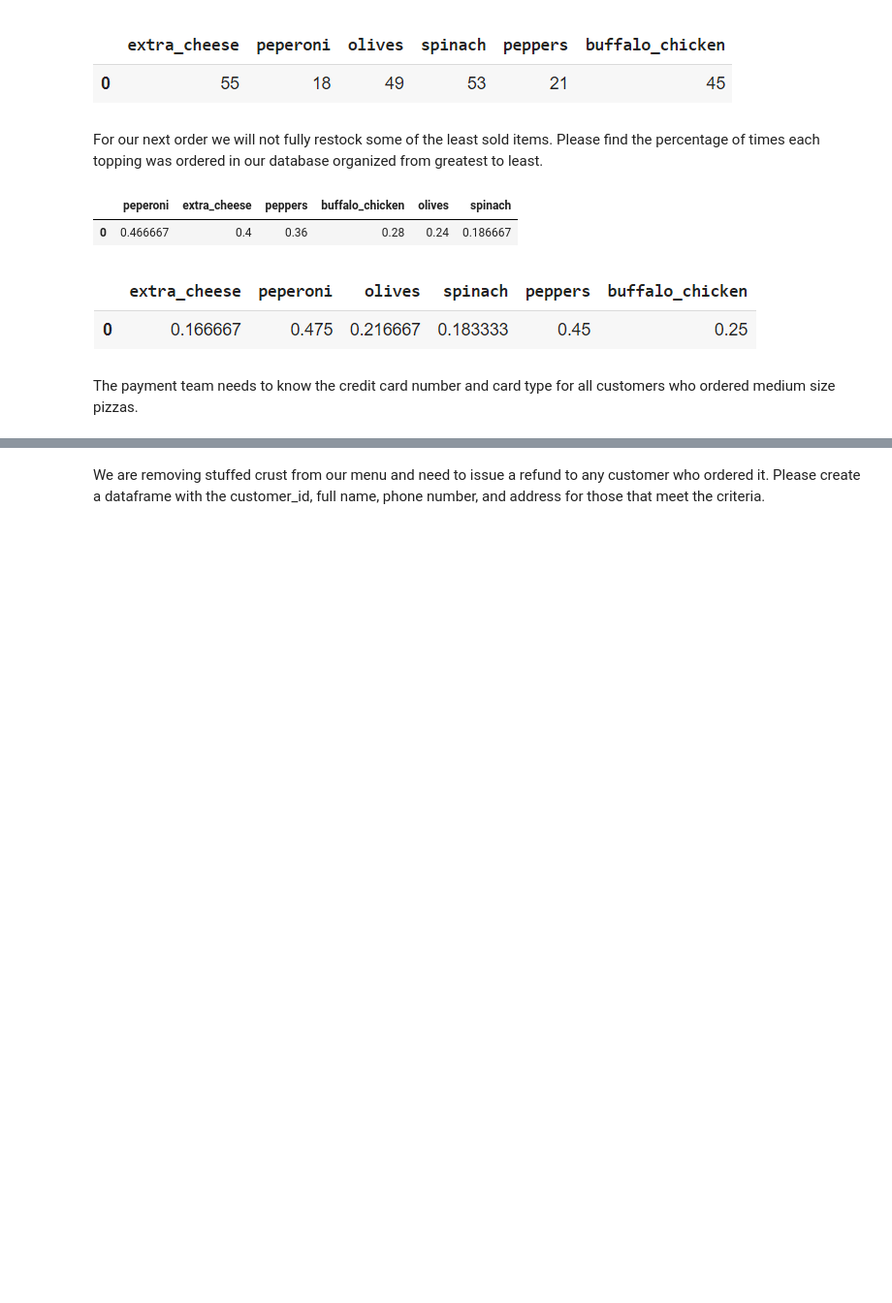
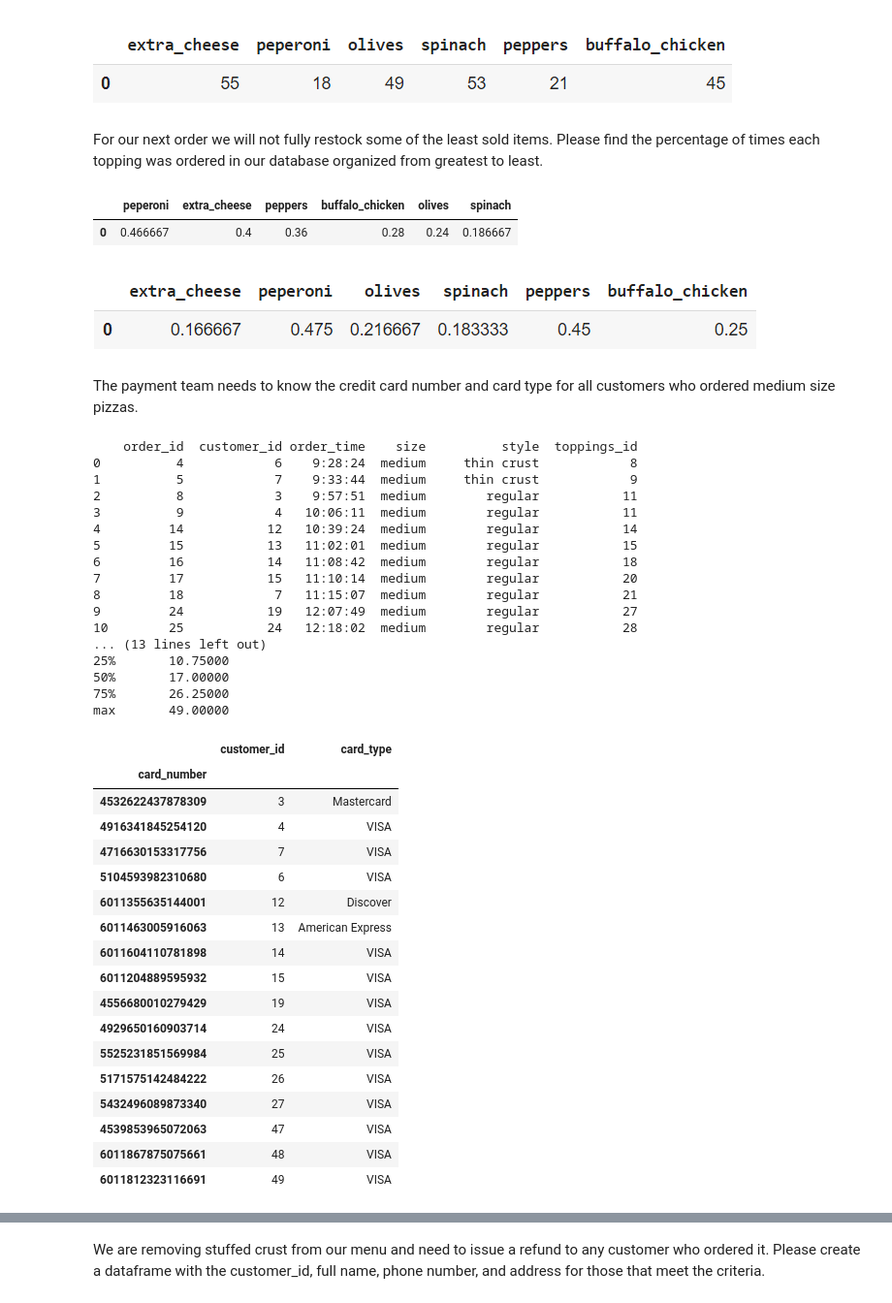
Before and after one commit to Tylervodden98/Pizza-Data-Cleaning, a Jupyter notebook: PandasPizzeria.ipynb, the cells around one changed output, grey strips where cells are left out. Shown at 97% size. Drawn from its saved outputs; the diff is of its cells as text; code cells hidden in the pictures; blank space fills up the shorter version.

```diff
--- a/PandasPizzeria.ipynb
+++ b/PandasPizzeria.ipynb
@@ -157,6 +157,59 @@ toppings_perc
 ![image.png](embedded-picture-1)
 # %% [markdown]
 The payment team needs to know the credit card number and card type for all customers who ordered medium size pizzas.
+# %%
+#Get medium pizza orders
+med_pizza = pizza[pizza['size'] == 'medium']
+
+#Now join orders table
+med_orders = orders.merge(med_pizza, on='order_id', how='inner')
+print(med_orders)
+
+#Join card_payment table w med_orders
+med_payments = card_payments.merge(med_orders, on='customer_id', how='inner')
+med_payments = med_payments.drop_duplicates(subset=['customer_id']).reset_index()
+med_payments = med_payments.set_index(['card_number'])
+
+#Drop all cols not needed
+card_med = med_payments.drop(['index','order_id','order_time','size','style','toppings_id'], inplace=False, axis=1)
+print(card_med.describe())
+card_med
+# %% [output]
+    order_id  customer_id order_time    size          style  toppings_id
+0          4            6    9:28:24  medium     thin crust            8
+1          5            7    9:33:44  medium     thin crust            9
+2          8            3    9:57:51  medium        regular           11
+3          9            4   10:06:11  medium        regular           11
+4         14           12   10:39:24  medium        regular           14
+5         15           13   11:02:01  medium        regular           15
+6         16           14   11:08:42  medium        regular           18
+7         17           15   11:10:14  medium        regular           20
+8         18            7   11:15:07  medium        regular           21
+9         24           19   12:07:49  medium        regular           27
+10        25           24   12:18:02  medium        regular           28
+... (13 lines left out)
+25%       10.75000
+50%       17.00000
+75%       26.25000
+max       49.00000
+|  | customer_id | card_type |
+| card_number |  |  |
+| 4532622437878309 | 3 | Mastercard |
+| 4916341845254120 | 4 | VISA |
+| 4716630153317756 | 7 | VISA |
+| 5104593982310680 | 6 | VISA |
+| 6011355635144001 | 12 | Discover |
+| 6011463005916063 | 13 | American Express |
+| 6011604110781898 | 14 | VISA |
+| 6011204889595932 | 15 | VISA |
+| 4556680010279429 | 19 | VISA |
+| 4929650160903714 | 24 | VISA |
+| 5525231851569984 | 25 | VISA |
+| 5171575142484222 | 26 | VISA |
+| 5432496089873340 | 27 | VISA |
+| 4539853965072063 | 47 | VISA |
+| 6011867875075661 | 48 | VISA |
+| 6011812323116691 | 49 | VISA |
 # %% [markdown]
 ![image.png](embedded-picture-1)
 # %% [markdown]
```
Also changed, not shown: parts of 3 cells of this notebook.
